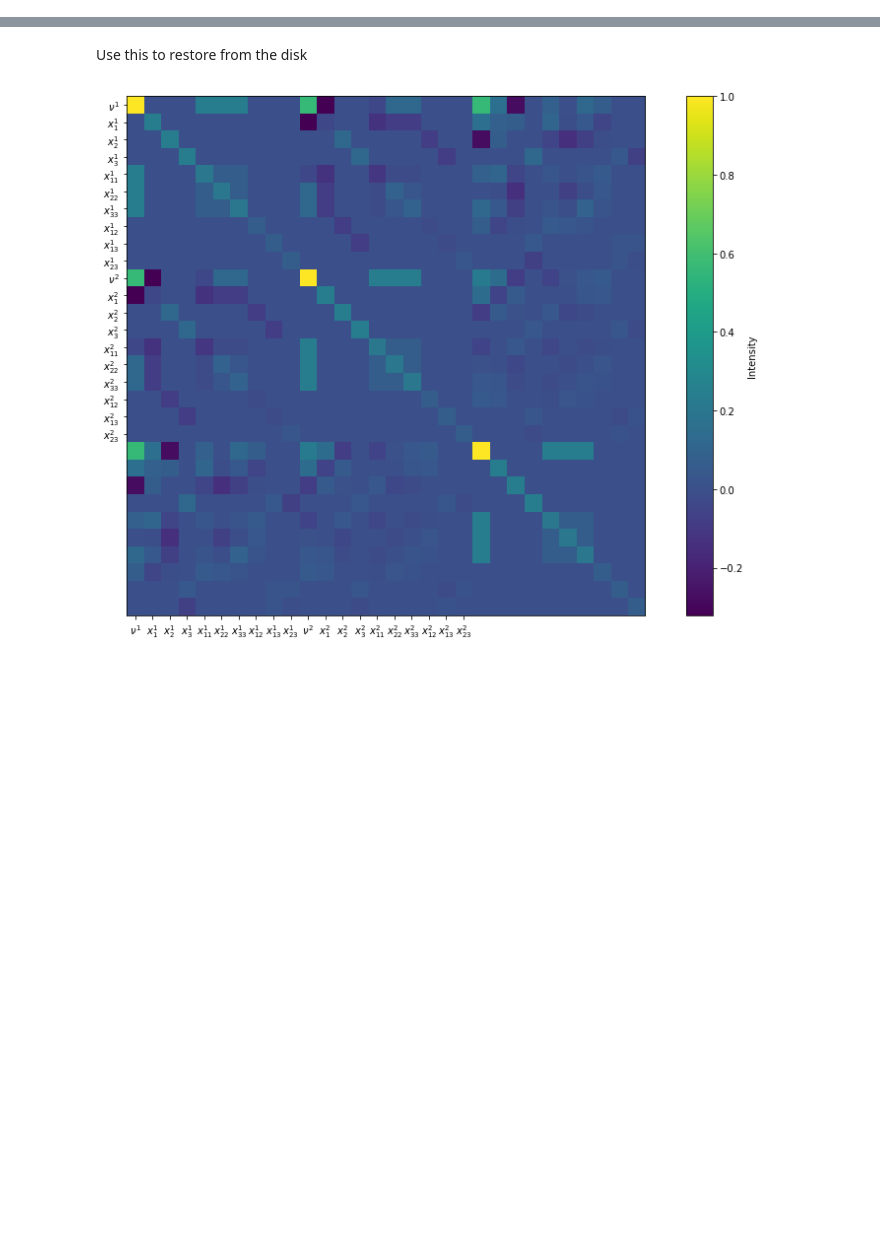
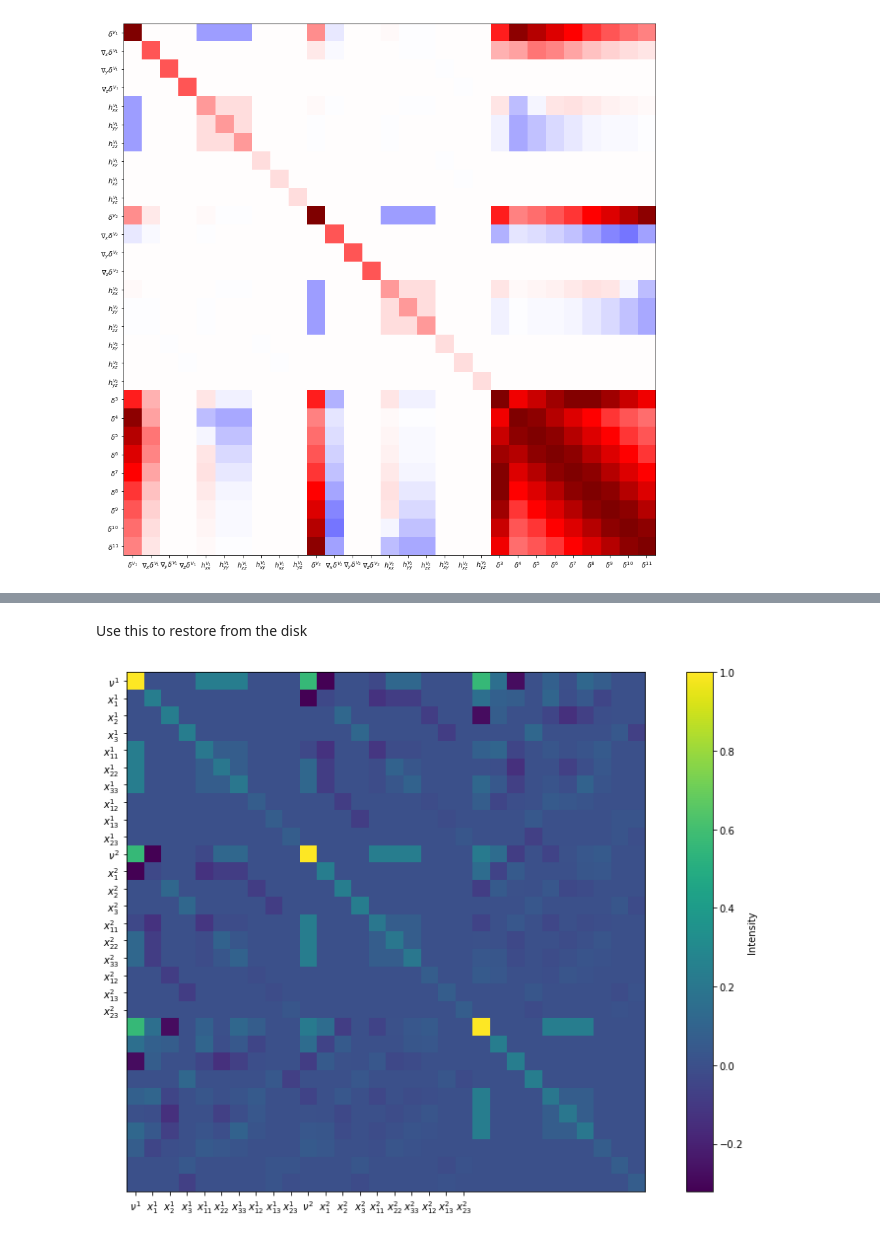
Before and after one commit to cphyc/project_filament_torque, a Jupyter notebook: Non-zero correlation.ipynb, the cells around one changed output, grey strips where cells are left out. Saved outputs shown, nothing was run; the diff lists cells and outputs as text; code cells hidden in the pictures; blank space fills up the shorter version.

```diff
--- a/Non-zero correlation.ipynb
+++ b/Non-zero correlation.ipynb
@@ -127,0 +322,38 @@ np.savez('covariance.npz', cov=cov, D=D, R=R, Rpts=Rpts, Npts=Npts)
+# %%
+%run code/correlations.py
+C = Correlator()
+D = 20    # Mpc/h
+Rwall = 5 # Mpc/h
+Rfil = 5  # Mpc/h
+cons = dict(
+    grad_delta=[0, 0, 0],
+    hessian=[np.nan, np.nan, np.nan, 0, 0, 0])
+
+sigmawall = sigma(0, Rwall)
+nu1 = 0.5 / sigmawall
+cons.update(delta=[ nu1])
+C.add_point([-D, 0, 0], ['delta', 'grad_delta', 'hessian'], Rwall,
+            constrains=cons,
+            name='V_1') # This is wall 1
+
+nu2 = 0.1 / sigmawall
+cons.update(delta=[ nu2])
+C.add_point([+D, 0, 0], ['delta', 'grad_delta', 'hessian'], Rwall,
+            constrains=cons,
+            name='V_2') # This is wall 2
+
+sigmafil = sigma(0, Rfil)
+nuc = 1.2 / sigmafil
+ptCons = cons.copy()
+ptCons['delta'] = [nuc]
+C.add_point([0, 0, 0], ['delta'], Rfil, constrains=ptCons)
+
+Npt = 8
+pos = np.linspace(-D, D, Npt+1, endpoint=False)[1:]
+if 0 in pos:
+    print('Running into problems, you have twice the same point.')
+
+for x in pos:
+    ptCons = cons.copy()
+    C.add_point([x, 0, 0], ['delta'], Rfil)
+_ = C.cov
@@ -127,0 +362,5 @@ np.savez('covariance.npz', cov=cov, D=D, R=R, Rpts=Rpts, Npts=Npts)
+# %%
+plt.figure(figsize=(15, 15))
+C.plot_cov()
+# %% [output]
+[figure, added]
```
Also changed, not shown: parts of 95 cells of this notebook, 1 other file.
